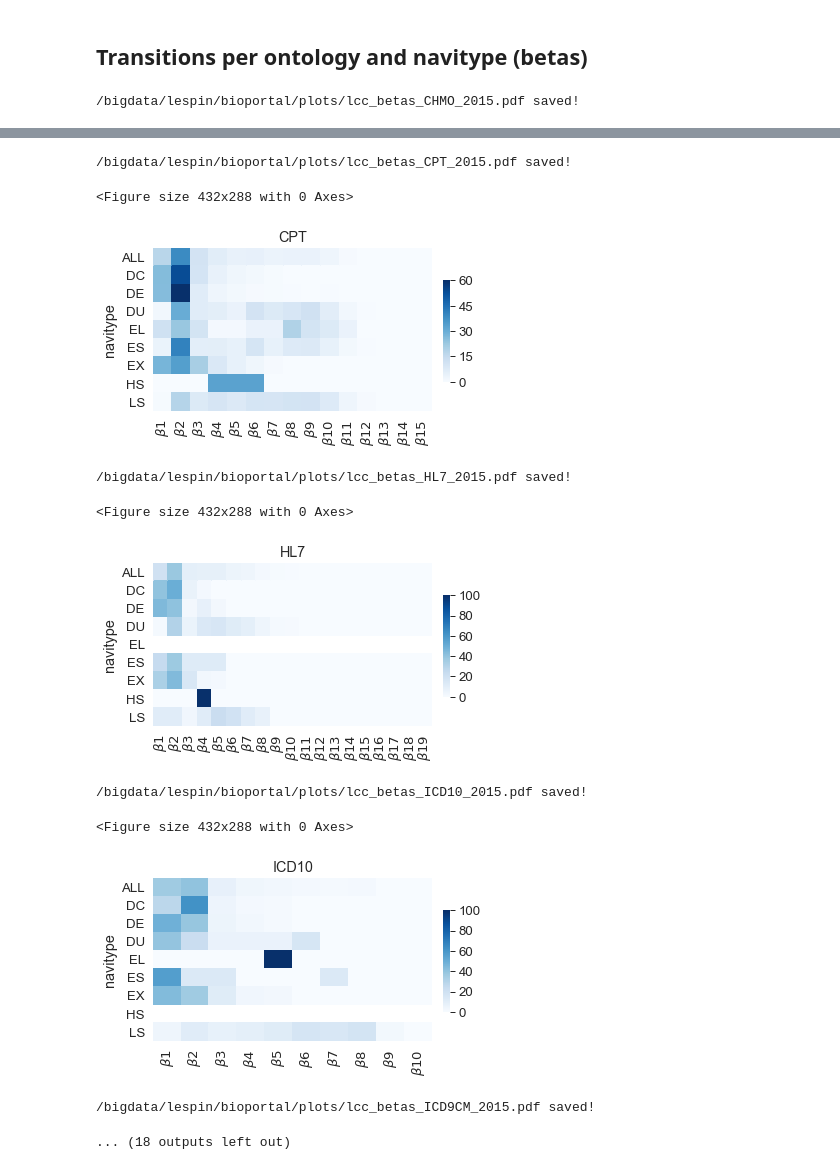
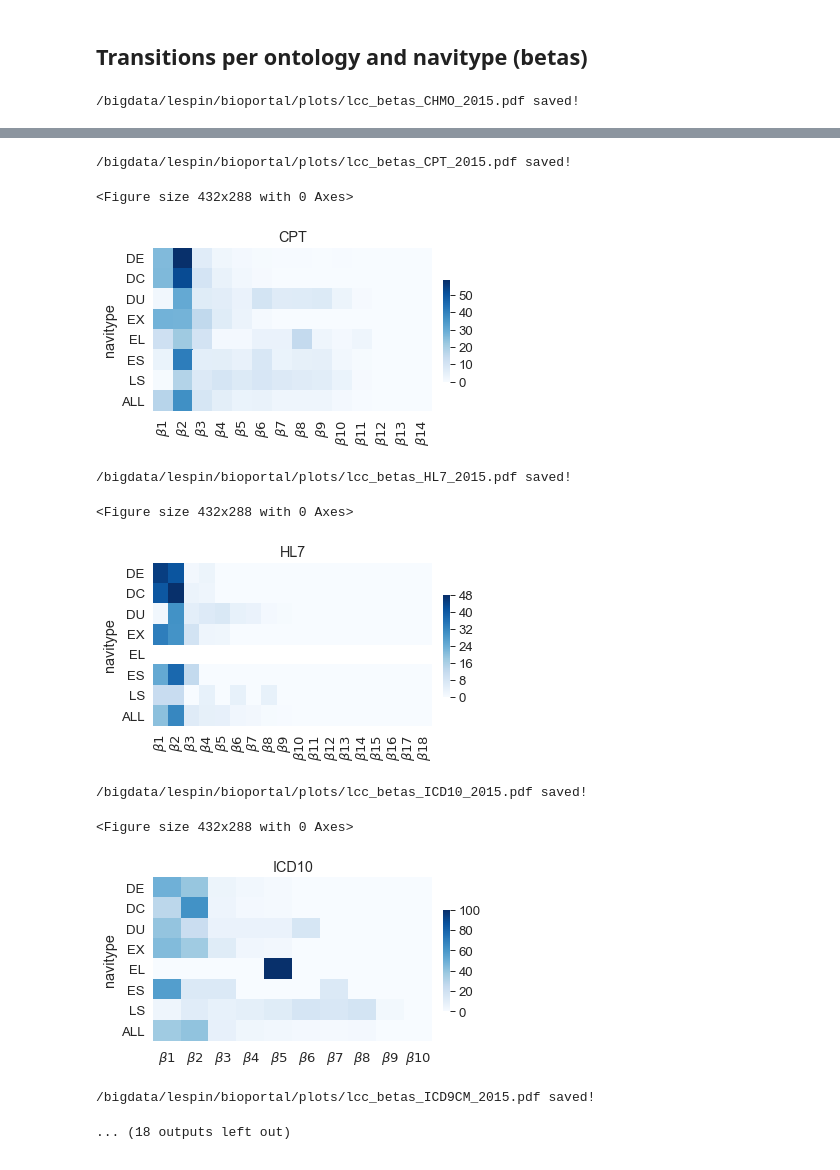
Before and after one commit to gesiscss/HopRank, a Jupyter notebook: 5. HopRank (empirical-lcc).ipynb, the cells around one changed output, grey strips where cells are left out. Cells and saved outputs as stored; diff of their text form; code cells hidden in the pictures.

```diff
--- a/5. HopRank (empirical-lcc).ipynb
+++ b/5. HopRank (empirical-lcc).ipynb
@@ -176,7 +176,10 @@ for index,row in tmp.iterrows():
         if khop > row["d'"]:
             continue
 
-        M = onto.get_khop_matrix(path=ONTOLOGY_HOPS_OUTPUT, k=khop, lcc=True)
+        try:
+            M = onto.get_khop_matrix(path=ONTOLOGY_HOPS_OUTPUT, k=khop, lcc=True)
+        except:
+            continue
 
         try:
             for navitype in [None]+NAVITYPES:
@@ -272,16 +292,18 @@ plot_by(tmp, 'khop', '%transitions', 'navitype', navitypes_order, 3, 6, True, 4,
 # %% [markdown]
 <h2>Transitions per ontology and navitype (betas)</h2>
 # %%
-def  plot_betas(onto_name, df, fn=None):
+def  plot_betas(onto_name, df, navitypes_order, fn=None):
     fig, ax = plt.subplots(1, 1, figsize=(5,3))
     cbar_ax = fig.add_axes([.93, .26, .02, .47])
 
-    df = df.pivot(index='navitype', columns='khop', values='%transitions')
-    df = df + 0.001
-    df.div(df.sum(axis=1), axis='index')*100
-    df.rename(columns={c:r'$\beta{}$'.format(c) for c in df.columns}, inplace=True)
+    tmp = df.query("navitype.isin(@navitypes_order)").copy()
+    tmp = tmp.pivot(index='navitype', columns='khop', values='%transitions')
+    tmp = tmp + 0.001
+    tmp.div(tmp.sum(axis=1), axis='index')*100
+    tmp.rename(columns={c:r'$\beta{}$'.format(c) for c in tmp.columns}, inplace=True)
+    tmp = tmp.reindex(navitypes_order)
 
-    ax = sns.heatmap(df,
+    ax = sns.heatmap(tmp,
                      ax = ax,
                      cbar_ax = cbar_ax,
                      cbar = True,
@@ -289,7 +311,8 @@ def  plot_betas(onto_name, df, fn=None):
                      square = False)
 
     _ = ax.set_title(onto_name)
-    _ = ax.set_xticklabels(ax.get_xticklabels(), rotation=90)
+    _ = ax.set_xticklabels(ax.get_xticklabels(), rotation=0 if len(tmp.columns) <= 10 else 90)
+    _ = ax.set_yticklabels(ax.get_yticklabels(), rotation=0)
     _ = ax.set_xlabel('')
 
     if fn is not None:
@@ -301,6 +324,6 @@ def  plot_betas(onto_name, df, fn=None):
 tmp = df_overlap.query("khop <= diameter").copy()
 for onto_name, df in tmp.groupby('ontology'):
     fn = os.path.join(PLOTS_OUTPUT,'lcc_betas_{}_{}.pdf'.format(onto_name,YEAR))
-    _ = plot_betas(onto_name, df, fn)
+    _ = plot_betas(onto_name, df, navitypes_order, fn)
 # %% [output]
 /bigdata/lespin/bioportal/plots/lcc_betas_CHMO_2015.pdf saved!
@@ -308,11 +331,11 @@ for onto_name, df in tmp.groupby('ontology'):
 /bigdata/lespin/bioportal/plots/lcc_betas_CPT_2015.pdf saved!
 <Figure size 432x288 with 0 Axes>
-[figure, old version]
+[figure, new version]
 /bigdata/lespin/bioportal/plots/lcc_betas_HL7_2015.pdf saved!
 <Figure size 432x288 with 0 Axes>
-[figure, old version]
+[figure, new version]
 /bigdata/lespin/bioportal/plots/lcc_betas_ICD10_2015.pdf saved!
 <Figure size 432x288 with 0 Axes>
-[figure, old version]
+[figure, new version]
 /bigdata/lespin/bioportal/plots/lcc_betas_ICD9CM_2015.pdf saved!
 ... (18 outputs left out)
```
Also changed, not shown: parts of 5 cells of this notebook, 14 other files.
